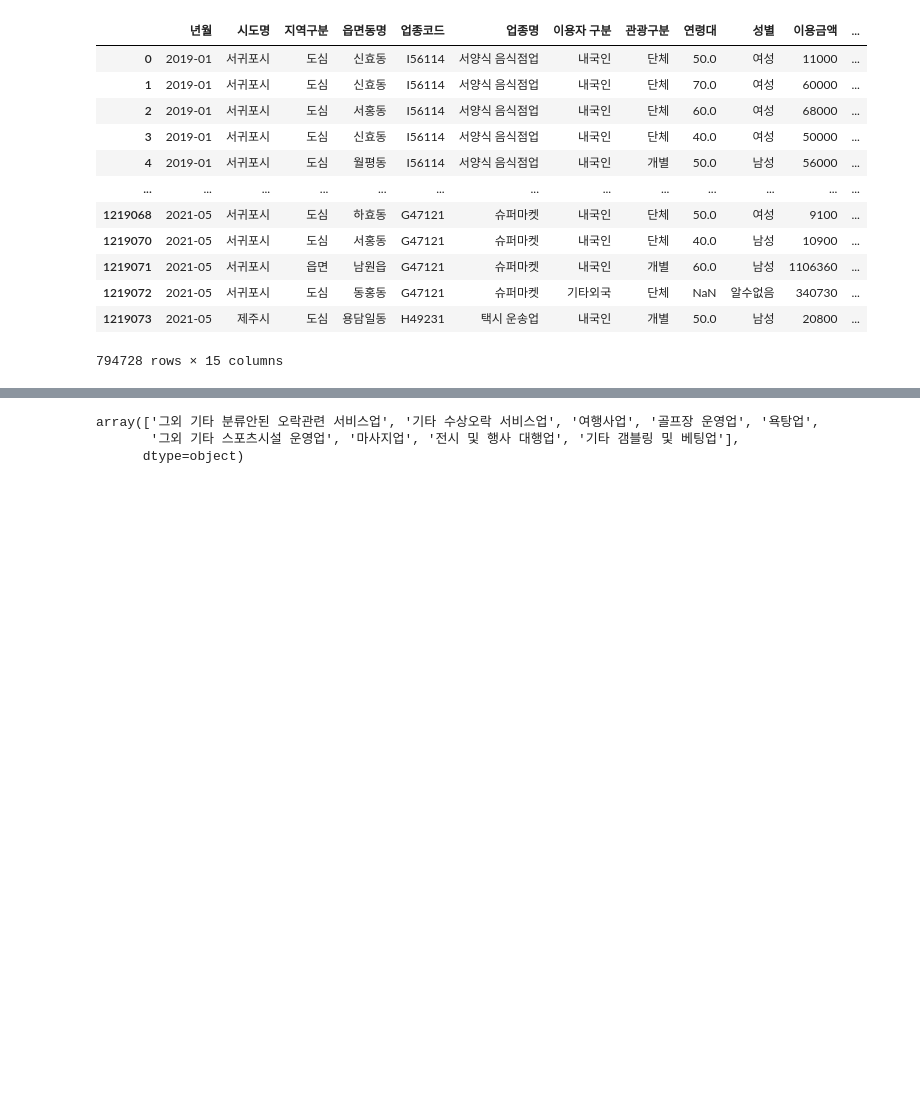
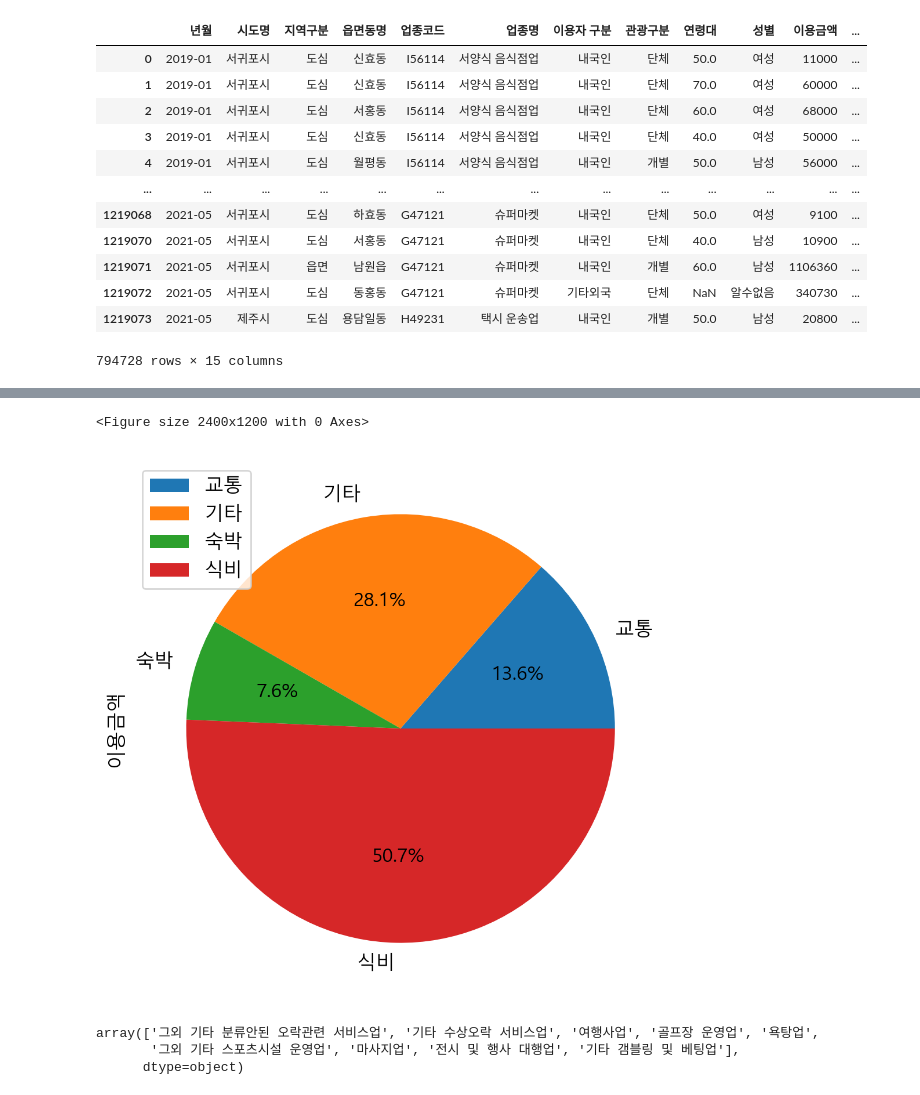
Before and after one commit to hyk2202/semi_project_2, a Jupyter notebook: Vscode/한열/read_csv.ipynb, the cells around one changed output, grey strips where cells are left out. Drawn from its saved outputs; the diff is of its cells as text; code cells hidden in the pictures; blank space fills up the shorter version.

```diff
--- a/Vscode/한열/read_csv.ipynb
+++ b/Vscode/한열/read_csv.ipynb
@@ -99,3 +131,13 @@ ValueError: The truth value of a Series is ambiguous. Use a.empty, a.bool(), a.i
+# %%
+df2=df1[['이용금액','분류']].groupby('분류').sum()
+# %%
+plt.figure()
+df2.plot(kind='pie',autopct='%0.1f%%',subplots=True)
+plt.show()
+plt.close()
+# %% [output]
+<Figure size 2400x1200 with 0 Axes>
+[figure, added]
 # %%
 (df1.query('대분류 == "서비스업"'))['업종명'].unique()
 # %% [output]
```
Also changed, not shown: parts of 8 cells of this notebook, 1 other file.
